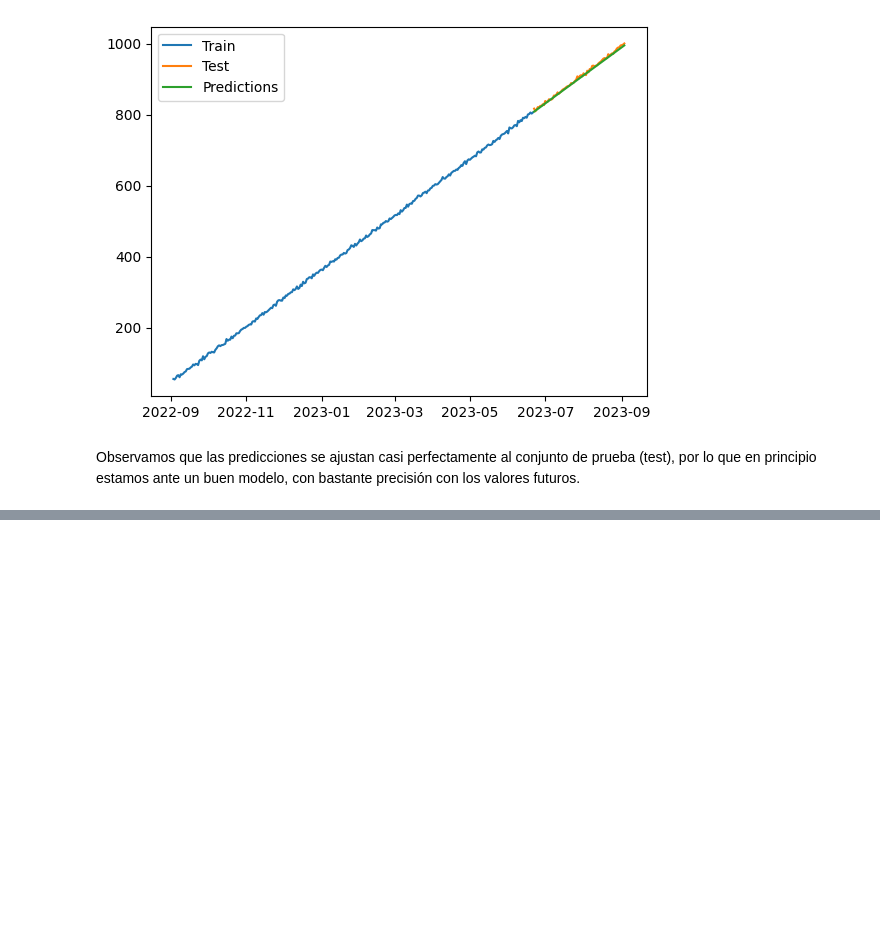
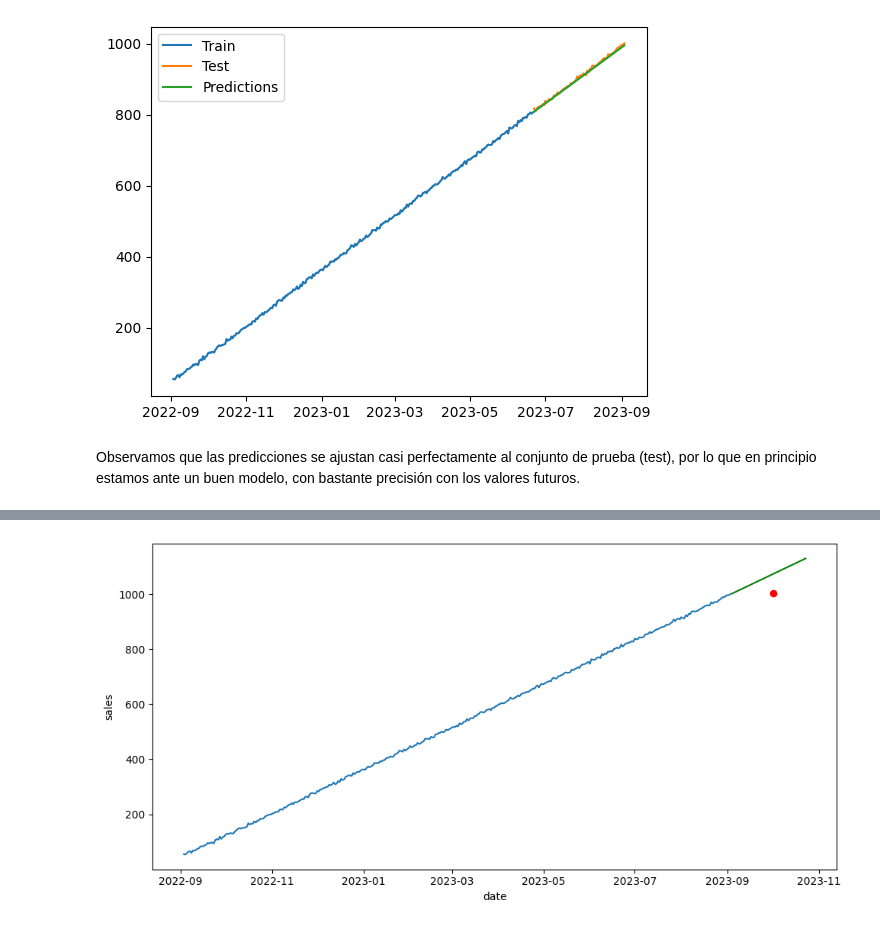
Before and after one commit to RmVa23/time-series, a Jupyter notebook: src/explore.ipynb, the cells around one changed output, grey strips where cells are left out. Cells and saved outputs as stored; diff of their text form; code cells hidden in the pictures; blank space fills up the shorter version.

```diff
--- a/src/explore.ipynb
+++ b/src/explore.ipynb
@@ -427,0 +549,10 @@ Observamos que las predicciones se ajustan casi perfectamente al conjunto de pru
+# %%
+# Graficar la serie temporal y la predicción
+fig, axis = plt.subplots(figsize=(10, 5))
+sns.lineplot(data=ts, ax=axis)
+sns.lineplot(data=pred, color='green', ax=axis)
+axis.scatter([fecha_futura], [prediccion_futura[0]], color='red', label='Future Prediction')  # Agregar la predicción futura como un punto rojo
+plt.tight_layout()
+plt.show()
+# %% [output]
+[figure, added]
```
Also changed, not shown: parts of 12 cells of this notebook, 4 other files.
